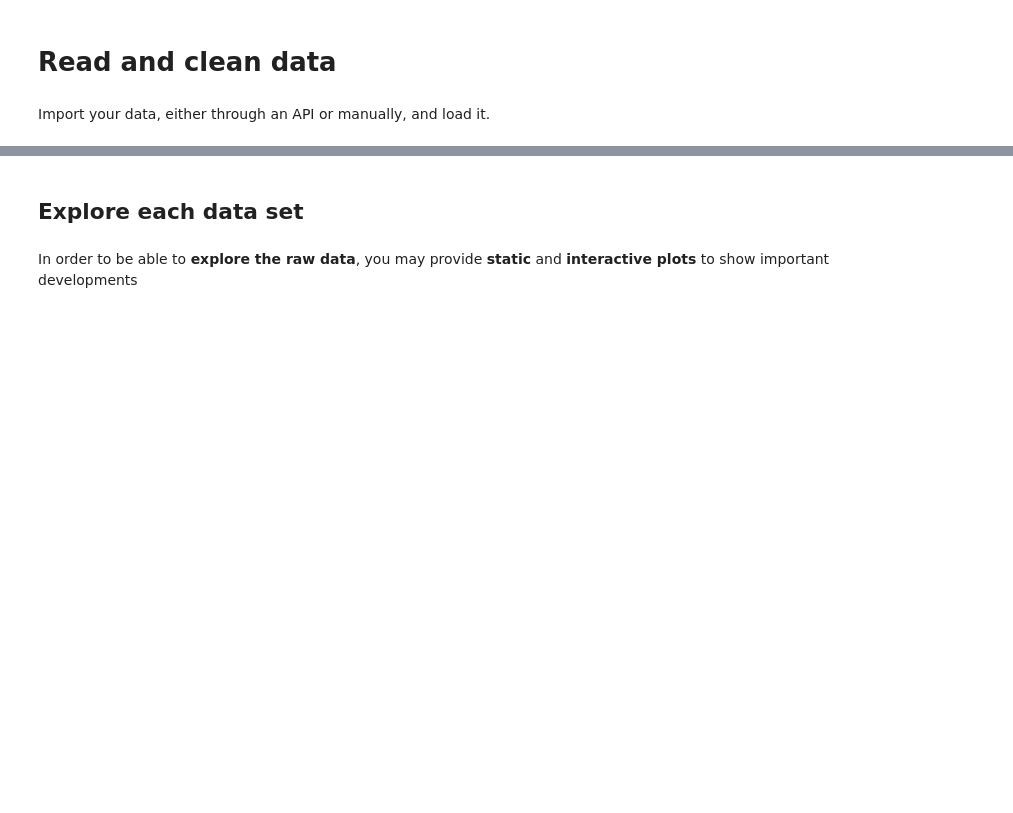
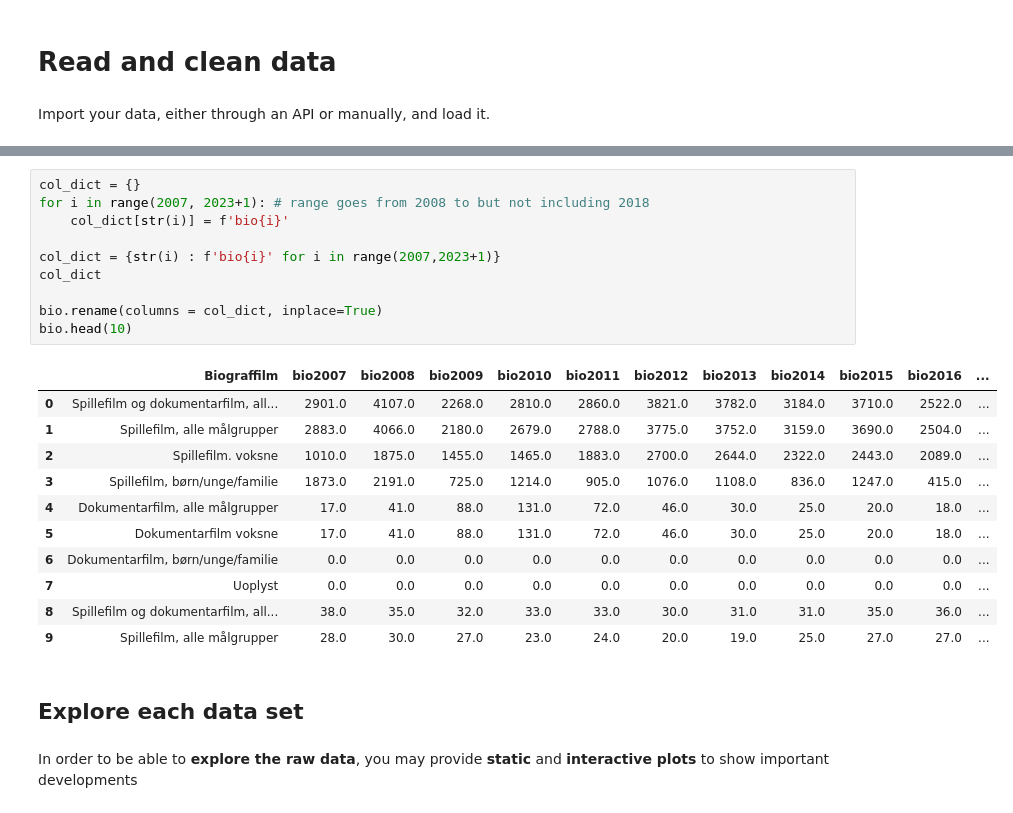
Before and after one commit to NumEconCopenhagen/projects-2024-anna-signe-og-klara, a Jupyter notebook: dataproject/dataproject.ipynb, the cells around one changed output, grey strips where cells are left out. Saved outputs shown, nothing was run; the diff lists cells and outputs as text; blank space fills up the shorter version.

```diff
--- a/dataproject/dataproject.ipynb
+++ b/dataproject/dataproject.ipynb
@@ -29,3 +75,25 @@ Import your data, either through an API or manually, and load it.
+# %%
+col_dict = {}
+for i in range(2007, 2023+1): # range goes from 2008 to but not including 2018
+    col_dict[str(i)] = f'bio{i}'
+
+col_dict = {str(i) : f'bio{i}' for i in range(2007,2023+1)}
+col_dict
+
+bio.rename(columns = col_dict, inplace=True)
+bio.head(10)
+# %% [output]
+|  | Biograffilm | bio2007 | bio2008 | bio2009 | bio2010 | bio2011 | bio2012 | bio2013 | bio2014 | bio2015 | bio2016 | ... |
+| 0 | Spillefilm og dokumentarfilm, all... | 2901.0 | 4107.0 | 2268.0 | 2810.0 | 2860.0 | 3821.0 | 3782.0 | 3184.0 | 3710.0 | 2522.0 | ... |
+| 1 | Spillefilm, alle målgrupper | 2883.0 | 4066.0 | 2180.0 | 2679.0 | 2788.0 | 3775.0 | 3752.0 | 3159.0 | 3690.0 | 2504.0 | ... |
+| 2 | Spillefilm. voksne | 1010.0 | 1875.0 | 1455.0 | 1465.0 | 1883.0 | 2700.0 | 2644.0 | 2322.0 | 2443.0 | 2089.0 | ... |
+| 3 | Spillefilm, børn/unge/familie | 1873.0 | 2191.0 | 725.0 | 1214.0 | 905.0 | 1076.0 | 1108.0 | 836.0 | 1247.0 | 415.0 | ... |
+| 4 | Dokumentarfilm, alle målgrupper | 17.0 | 41.0 | 88.0 | 131.0 | 72.0 | 46.0 | 30.0 | 25.0 | 20.0 | 18.0 | ... |
+| 5 | Dokumentarfilm voksne | 17.0 | 41.0 | 88.0 | 131.0 | 72.0 | 46.0 | 30.0 | 25.0 | 20.0 | 18.0 | ... |
+| 6 | Dokumentarfilm, børn/unge/familie | 0.0 | 0.0 | 0.0 | 0.0 | 0.0 | 0.0 | 0.0 | 0.0 | 0.0 | 0.0 | ... |
+| 7 | Uoplyst | 0.0 | 0.0 | 0.0 | 0.0 | 0.0 | 0.0 | 0.0 | 0.0 | 0.0 | 0.0 | ... |
+| 8 | Spillefilm og dokumentarfilm, all... | 38.0 | 35.0 | 32.0 | 33.0 | 33.0 | 30.0 | 31.0 | 31.0 | 35.0 | 36.0 | ... |
+| 9 | Spillefilm, alle målgrupper | 28.0 | 30.0 | 27.0 | 23.0 | 24.0 | 20.0 | 19.0 | 25.0 | 27.0 | 27.0 | ... |
 # %% [markdown]
 ## Explore each data set
 # %% [markdown]
```
Also changed, not shown: parts of 5 cells of this notebook, 1 other file.
